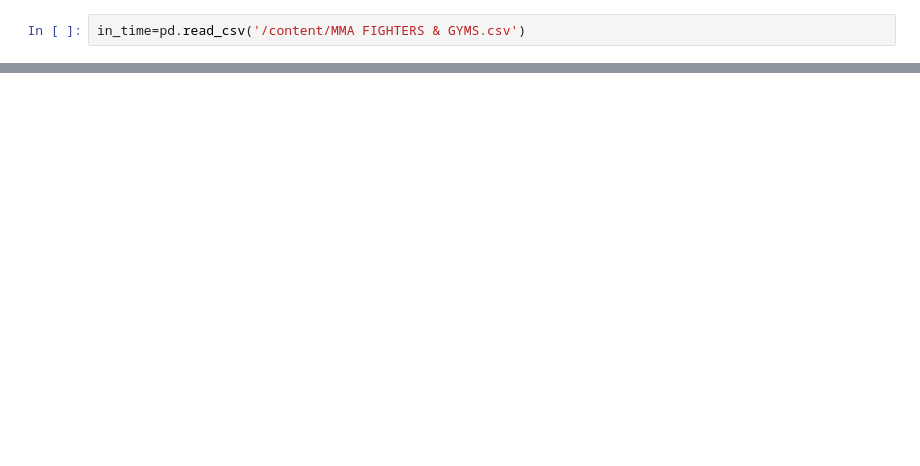
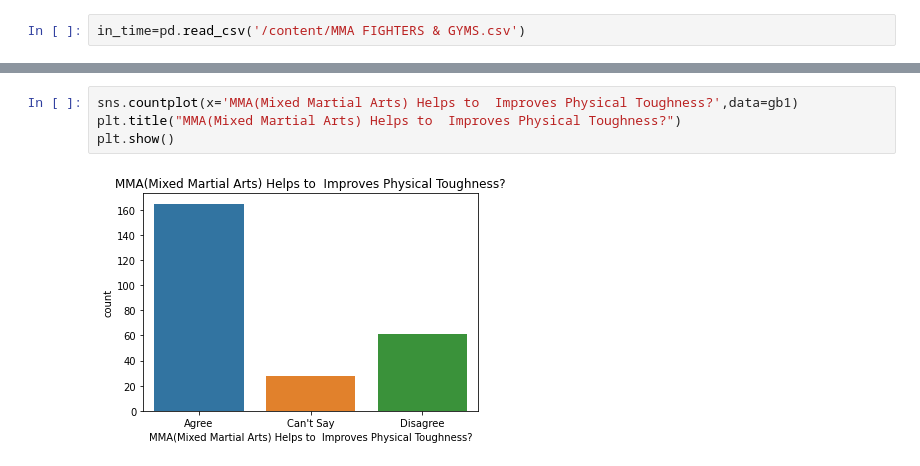
Before and after one commit to Girish-30/BI_project, a Jupyter notebook: Pyth_Project.ipynb, the cells around one changed output, grey strips where cells are left out. Drawn from its saved outputs; the diff is of its cells as text; blank space fills up the shorter version.

```diff
--- a/Pyth_Project.ipynb
+++ b/Pyth_Project.ipynb
@@ -155,0 +87,6 @@ dtype: int64
+# %%
+sns.countplot(x='MMA(Mixed Martial Arts) Helps to  Improves Physical Toughness?',data=gb1)
+plt.title("MMA(Mixed Martial Arts) Helps to  Improves Physical Toughness?")
+plt.show()
+# %% [output]
+[figure, added]
```
Also changed, not shown: parts of 18 cells of this notebook.
